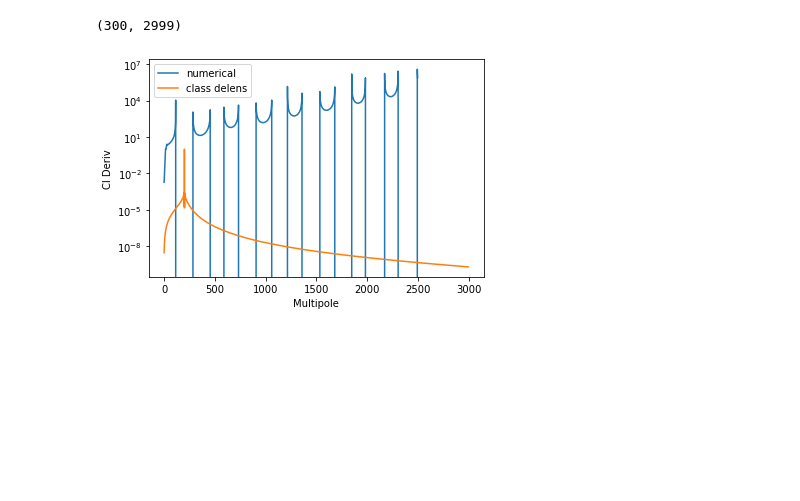
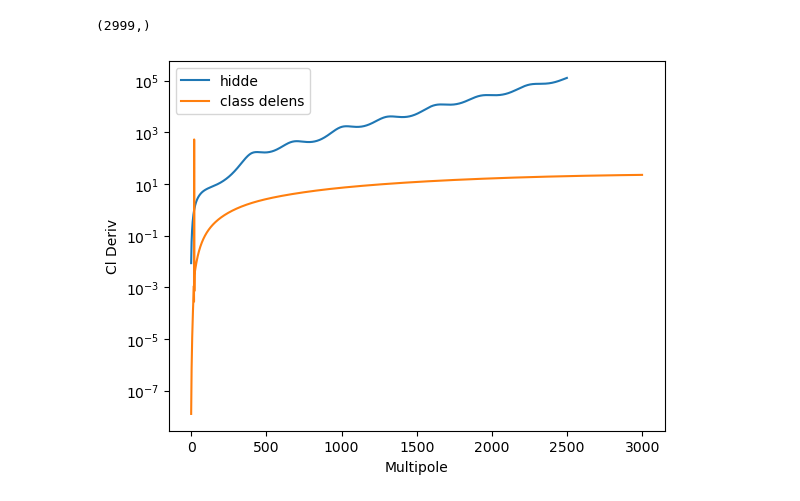
Before and after one commit to simonsobs/SOCov, a Jupyter notebook: plot_derivs_class_delens.ipynb, the cells around one changed output. Drawn from its saved outputs; the diff is of its cells as text; code cells hidden in the pictures; blank space fills up the shorter version.

Commit message:
more deriv checks

```diff
--- a/plot_derivs_class_delens.ipynb
+++ b/plot_derivs_class_delens.ipynb
@@ -64,11 +81,18 @@ returned_value = subprocess.call(cmd, shell=True)
 # %%
 import numpy as np
 import matplotlib.pyplot as plt
-derivs = np.loadtxt('testdat/test_out00_dClTEdClTE_lensed.dat', unpack=True)
-# DLM: Derivative of the Cl_TE spectrum with respect to unlensed Cl_TE.
-# Rows are L multipoles at the corresponding Cl_TE, unlensed spectrum;
-# and columns are the l multipoles for the corresponding lensed Cl_TE spectrum.
-# for l=2 to 3000, printing if Mod[l,10]==0.
-print(np.shape(derivs))
+class_output='/home/renee/class_delens/output/'
+dClTTdCLTT_unlensed = np.loadtxt(class_output+'test_out05_dClTTdClTT_lensed.dat', unpack=True)
+# DLM: Derivative of the Cl spectrum with respect to unlensed Cl.
+# Rows are L multipoles at the corresponding Cl, unlensed spectrum;
+# and columns are the l multipoles for the corresponding lensed Cl spectrum.
+# for l=2 to 3000, printing if Mod[l,derv_binedges]==0.
+# We want dCl1/dCl_unlensed --> so the reverse of this arrangement??
+
+dClTTdCLdd = np.loadtxt(class_output+'test_out05_dClTTdCldd_lensed.dat', unpack=True)
-# %% [output]
-(300, 2999)
+# %%
+hiddata = np.load("/home/renee/SOCov/matrices.npz")
+# for key in hiddata.keys():
+#     print(key)
+dClttdClttu_hj = hiddata["dClttdClttu"]
+dClttdClpp_hj = hiddata["dClttdClpp"]
@@ -75,29 +101,41 @@ print(np.shape(derivs))
 # %%
 import numpy as np
 import matplotlib.pyplot as plt
 
 import SOgen_cov_modules as gcm
 
-labelXY='TE'
-labelWZ='TE'
+labelXY='TT'
+labelWZ='TT'
 labelList = ['TT','EE','BB','TE']
 
 ell_u,ell_l,specXY_u,specWZ_u,specXY_l,specWZ_l= gcm.get_CMB(labelXY,labelWZ,labelList)
 
 # Default CAMB return is Dl not Cl
 specXY_u = gcm.DltoCl(ell_u,specXY_u)
 specXY_l = gcm.DltoCl(ell_l,specXY_l)
 specWZ_u = gcm.DltoCl(ell_u,specWZ_u)
 specWZ_l = gcm.DltoCl(ell_l,specWZ_l)
 
+ell = np.arange(2,np.shape(dClTTdCLTT_unlensed)[1]+2)
+print(np.shape(ell))
 
 dspecXY_u_dspecXY_l = gcm.get_deriv(specXY_u, specXY_l, numflag=True)
 
-plt.plot(dspecXY_u_dspecXY_l[20,2:2500], label='numerical')
-plt.plot(derivs[20,:], label='class delens')
+#plt.plot(dspecXY_u_dspecXY_l[20,2:2500], label='numerical')
+
+l1 = 20
+convert_factor = (ell*(ell+1))/l1*(l1+1)
+
+plt.plot(dClttdClttu_hj[l1,:], label='hidde')
+plt.plot(convert_factor*dClTTdCLTT_unlensed[:,l1], label='class delens')
+# Rows are L multipoles at the corresponding Cl, unlensed spectrum;
+# and columns are the l multipoles for the corresponding lensed Cl spectrum.
+
+
 plt.legend(loc='best')
 plt.xlabel('Multipole')
 plt.ylabel('Cl Deriv')
 plt.yscale('log')
 # %% [output]
+(2999,)
-[figure, old version]
+[figure, new version]
```
Also changed, not shown: parts of 8 cells of this notebook, 1 other file.
